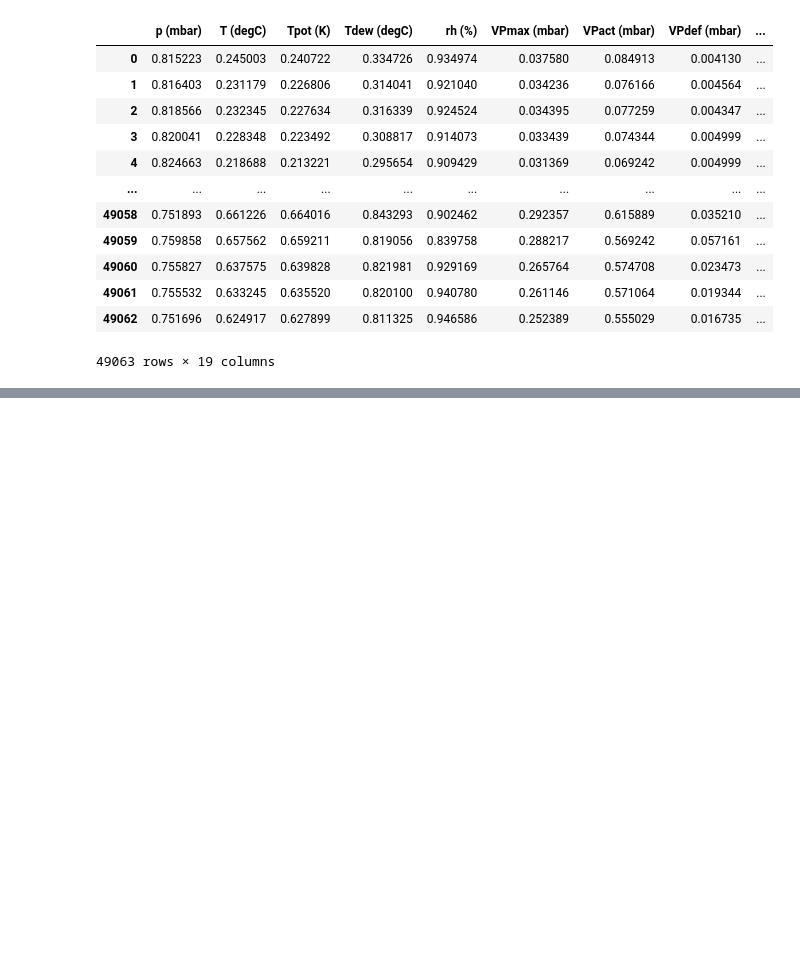
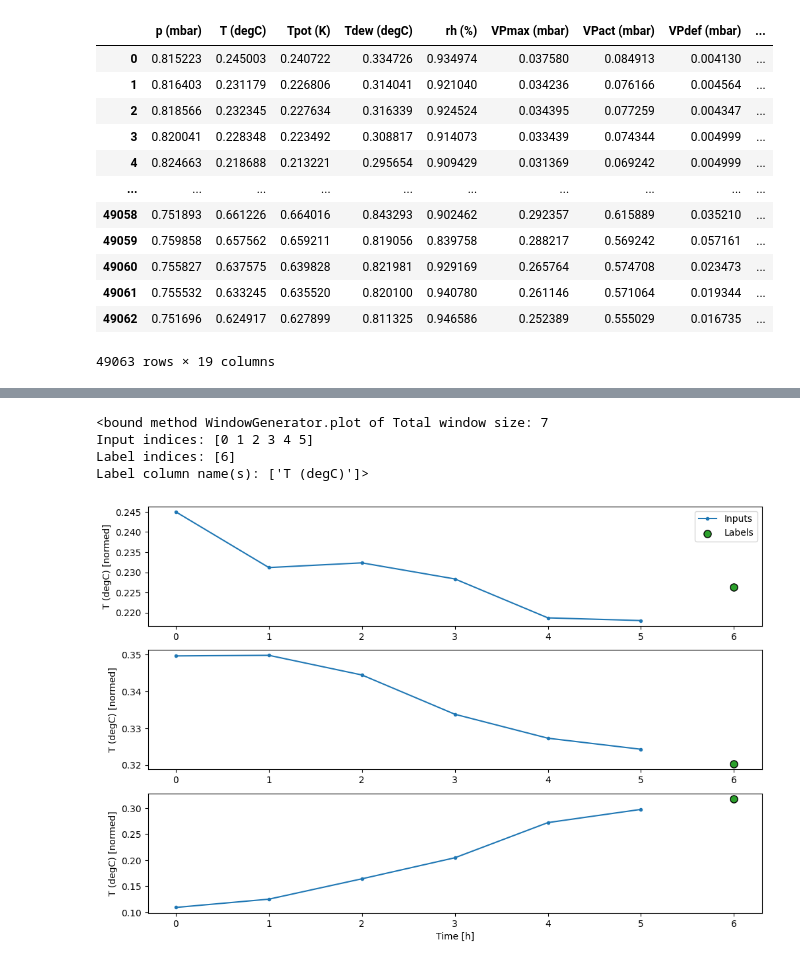
Before and after one commit to ThomasHeinThura/Tensorflow_helper_function, a Jupyter notebook: example-file/weather/weather.ipynb, the cells around one changed output, grey strips where cells are left out. Cells and saved outputs as stored; diff of their text form; code cells hidden in the pictures; blank space fills up the shorter version.

```diff
--- a/example-file/weather/weather.ipynb
+++ b/example-file/weather/weather.ipynb
@@ -383,0 +471,21 @@ train_df
+# %%
+w2 = WindowGenerator(input_width=6, label_width=1, shift=1,
+                     train_df=train_df,
+                     val_df=val_df,
+                     test_df = test_df,
+                     label_columns=['T (degC)'])
+print(w2)
+
+# Stack three slices, the length of the total window.
+example_window = tf.stack([np.array(train_df[:w2.total_window_size]),
+                           np.array(train_df[100:100+w2.total_window_size]),
+                           np.array(train_df[200:200+w2.total_window_size])])
+
+print(example_window.shape)
+
+example_inputs, example_labels = w2.split_window(example_window)
+
+print('All shapes are: (batch, time, features)')
+print(f'Window shape: {example_window.shape}')
+print(f'Inputs shape: {example_inputs.shape}')
+print(f'Labels shape: {example_labels.shape}')
@@ -383,0 +502,23 @@ train_df
+# %%
+w2.example = example_inputs, example_labels
+
+w2.plot
+# %% [output]
+<bound method WindowGenerator.plot of Total window size: 7
+Input indices: [0 1 2 3 4 5]
+Label indices: [6]
+Label column name(s): ['T (degC)']>
+# %%
+
+import IPython
+import IPython.display
+import matplotlib as mpl
+import matplotlib.pyplot as plt
+import numpy as np
+import pandas as pd
+import seaborn as sns
+import tensorflow as tf
+
+w2.plot()
+# %% [output]
+[figure, added]
```
Also changed, not shown: parts of 2 cells of this notebook, 2 other files.
